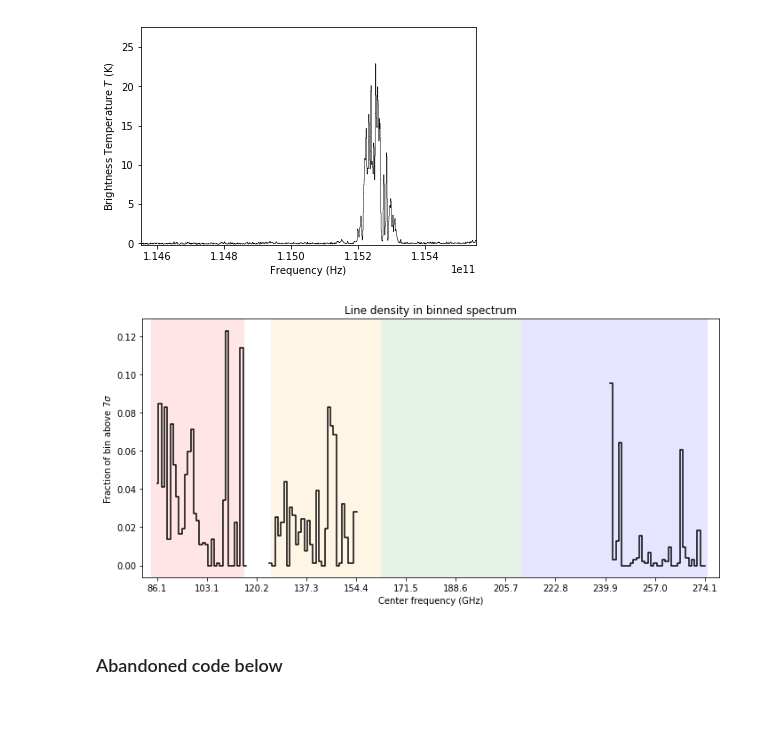
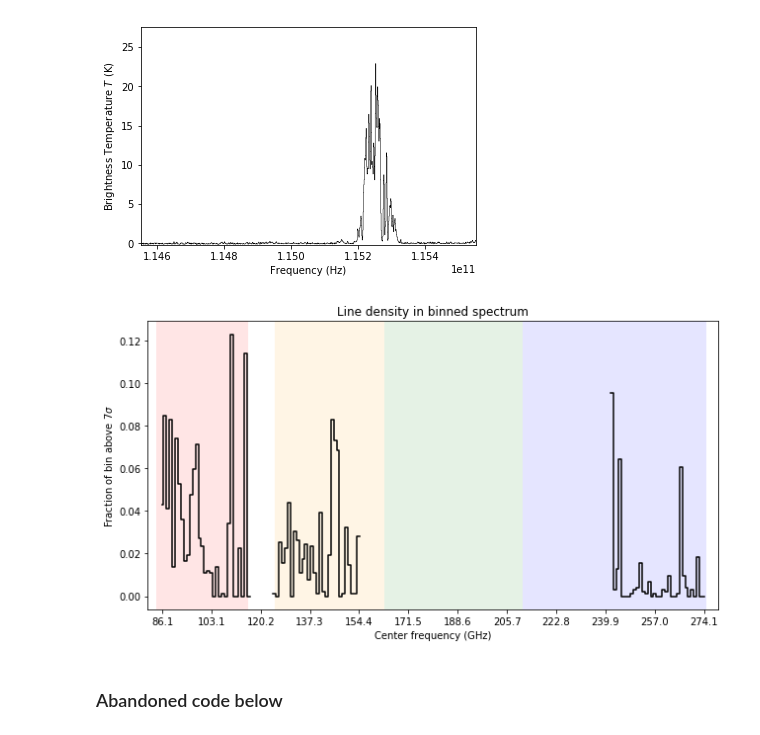
Before and after one commit to abulatek/brick, a Jupyter notebook: resubmission/summary_plot.ipynb, the cells around one changed output. Drawn from its saved outputs; the diff is of its cells as text; code cells hidden in the pictures.

```diff
--- a/resubmission/summary_plot.ipynb
+++ b/resubmission/summary_plot.ipynb
@@ -204,26 +204,26 @@ Fraction above 7*sigma: 0.11414634146341464
 [figure]
 # %%
 import matplotlib.patches as mpatches
-plt.figure(figsize=(10, 5))
+plt.figure(figsize=(9, 5))
 plt.plot(freq_bin_centers*(1/(10.**9)), fractions, linestyle = '-', color = 'k', drawstyle = 'steps-mid')
 plt.xlabel('Center frequency (GHz)')
 plt.ylabel('Fraction of bin above $7\sigma$')
 plt.title('Line density in binned spectrum')
 plt.xlim(np.min(freq_bin_centers*(1/(10.**9)))-5, np.max(freq_bin_centers*(1/(10.**9)))+5)
 plt.xticks(np.linspace(np.min(freq_bin_centers*(1/(10.**9))), np.max(freq_bin_centers*(1/(10.**9))), 12))
 plt.tight_layout()
 band3 = mpatches.Rectangle((84, -0.02), (116. - 84.), 0.2, alpha = 0.1, facecolor = "red")
 band4 = mpatches.Rectangle((125, -0.02), (163. - 125.), 0.2, alpha = 0.1, facecolor = "orange")
 band5 = mpatches.Rectangle((163, -0.02), (211. - 163.), 0.2, alpha = 0.1, facecolor = "green")
 band6 = mpatches.Rectangle((211, -0.02), (275. - 211.), 0.2, alpha = 0.1, facecolor = "blue")
 plt.gca().add_patch(band3)
 plt.gca().add_patch(band4)
 plt.gca().add_patch(band5)
 plt.gca().add_patch(band6)
 plt.savefig('line_density_diff_range3.png', dpi = 200)
 plt.show()
 # %% [output]
-[figure, old version]
+[figure, new version]
 # %% [markdown]
 ### Abandoned code below
 # %%
```
Also changed, not shown: 1 other file.
